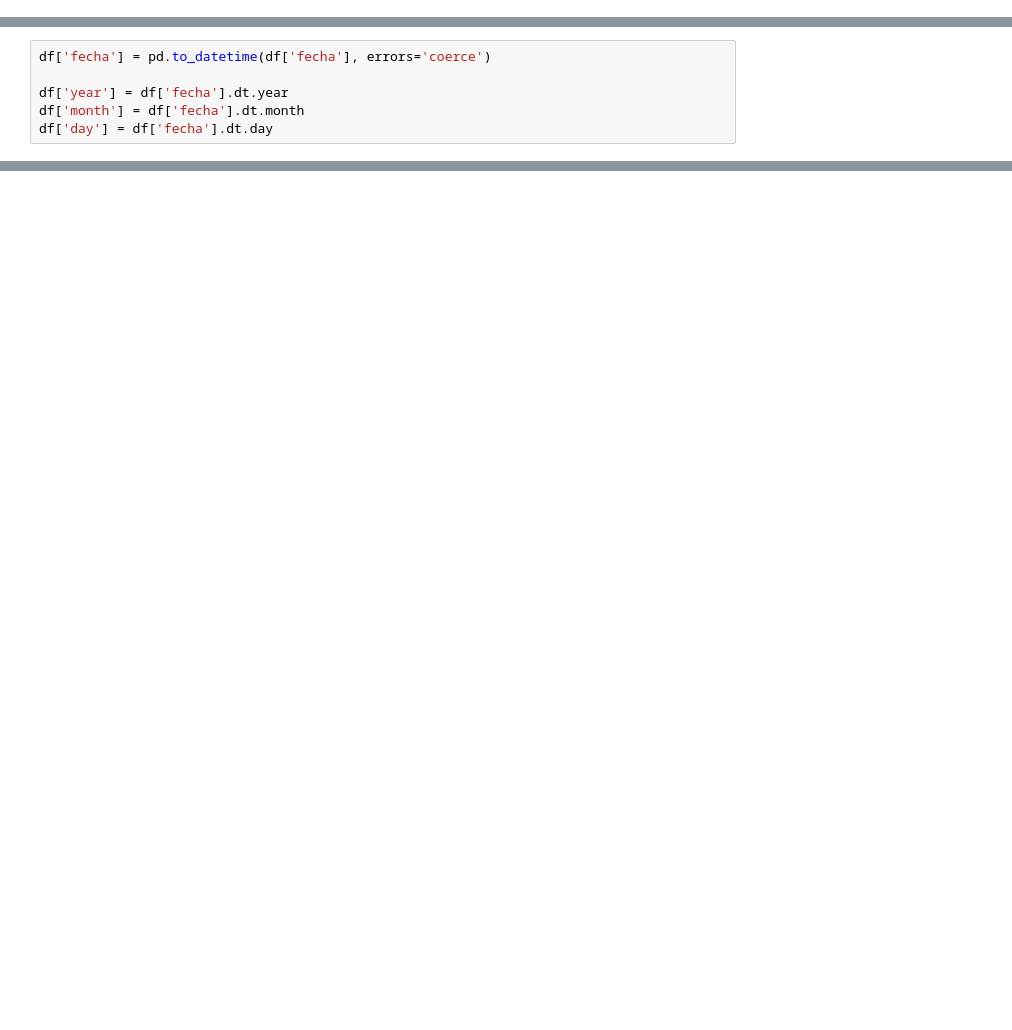
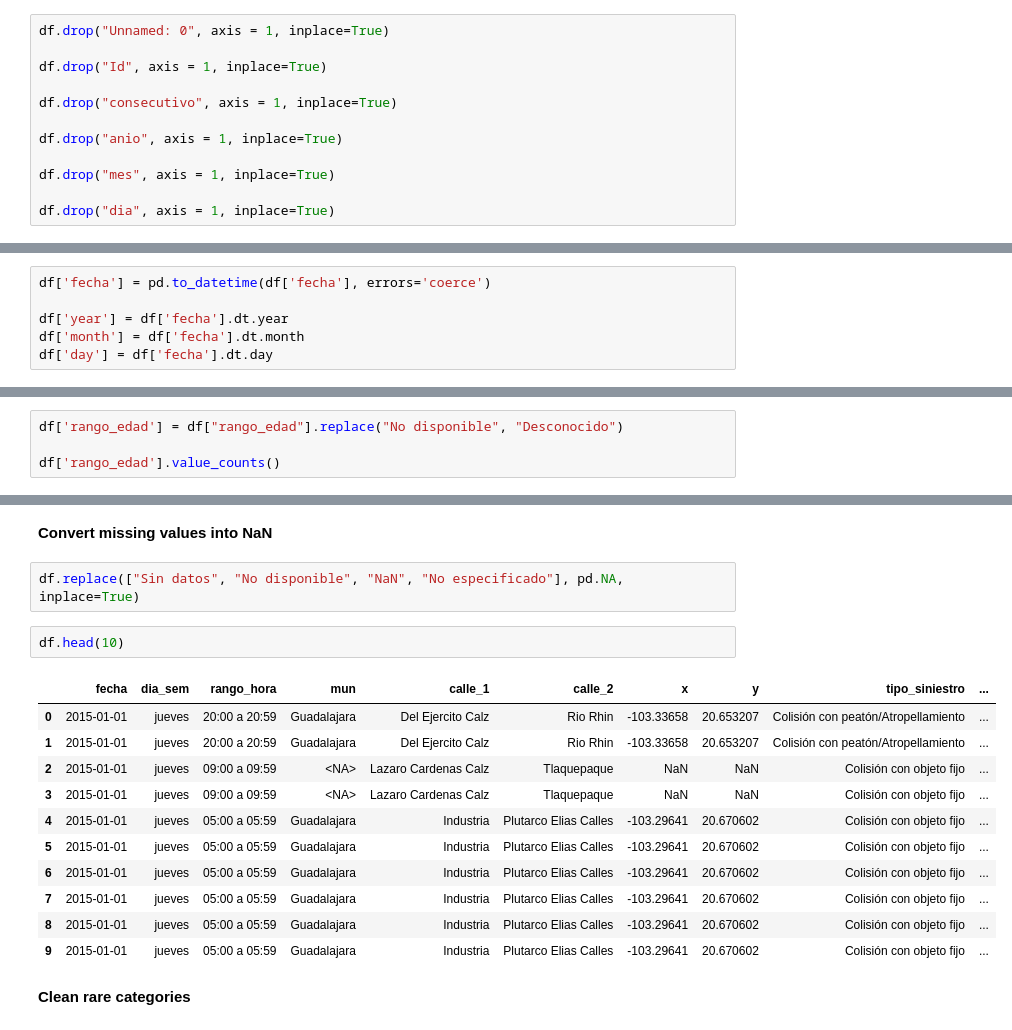
Before and after one commit to isaac-evs/amg_road_accidents_eda, a Jupyter notebook: main.ipynb, the cells around one changed output, grey strips where cells are left out. Drawn from its saved outputs; the diff is of its cells as text; blank space fills up the shorter version.

```diff
--- a/main.ipynb
+++ b/main.ipynb
@@ -92 +195,13 @@ Name: count, dtype: int64
+# %%
+df.drop("Unnamed: 0", axis = 1, inplace=True)
+
+df.drop("Id", axis = 1, inplace=True)
+
+df.drop("consecutivo", axis = 1, inplace=True)
+
+df.drop("anio", axis = 1, inplace=True)
+
+df.drop("mes", axis = 1, inplace=True)
+
+df.drop("dia", axis = 1, inplace=True)
 # %% [markdown]
@@ -111,0 +217,4 @@ plt.show()
+# %%
+df['rango_edad'] = df["rango_edad"].replace("No disponible", "Desconocido")
+
+df['rango_edad'].value_counts()
@@ -111,0 +233,20 @@ plt.show()
+# %% [markdown]
+**Convert missing values into NaN**
+# %%
+df.replace(["Sin datos", "No disponible", "NaN", "No especificado"], pd.NA, inplace=True)
+# %%
+df.head(10)
+# %% [output]
+|  | fecha | dia_sem | rango_hora | mun | calle_1 | calle_2 | x | y | tipo_siniestro | ... |
+| 0 | 2015-01-01 | jueves | 20:00 a 20:59 | Guadalajara | Del Ejercito Calz | Rio Rhin | -103.33658 | 20.653207 | Colisión con peatón/Atropellamiento | ... |
+| 1 | 2015-01-01 | jueves | 20:00 a 20:59 | Guadalajara | Del Ejercito Calz | Rio Rhin | -103.33658 | 20.653207 | Colisión con peatón/Atropellamiento | ... |
+| 2 | 2015-01-01 | jueves | 09:00 a 09:59 | <NA> | Lazaro Cardenas Calz | Tlaquepaque | NaN | NaN | Colisión con objeto fijo | ... |
+| 3 | 2015-01-01 | jueves | 09:00 a 09:59 | <NA> | Lazaro Cardenas Calz | Tlaquepaque | NaN | NaN | Colisión con objeto fijo | ... |
+| 4 | 2015-01-01 | jueves | 05:00 a 05:59 | Guadalajara | Industria | Plutarco Elias Calles | -103.29641 | 20.670602 | Colisión con objeto fijo | ... |
+| 5 | 2015-01-01 | jueves | 05:00 a 05:59 | Guadalajara | Industria | Plutarco Elias Calles | -103.29641 | 20.670602 | Colisión con objeto fijo | ... |
+| 6 | 2015-01-01 | jueves | 05:00 a 05:59 | Guadalajara | Industria | Plutarco Elias Calles | -103.29641 | 20.670602 | Colisión con objeto fijo | ... |
+| 7 | 2015-01-01 | jueves | 05:00 a 05:59 | Guadalajara | Industria | Plutarco Elias Calles | -103.29641 | 20.670602 | Colisión con objeto fijo | ... |
+| 8 | 2015-01-01 | jueves | 05:00 a 05:59 | Guadalajara | Industria | Plutarco Elias Calles | -103.29641 | 20.670602 | Colisión con objeto fijo | ... |
+| 9 | 2015-01-01 | jueves | 05:00 a 05:59 | Guadalajara | Industria | Plutarco Elias Calles | -103.29641 | 20.670602 | Colisión con objeto fijo | ... |
+# %% [markdown]
+**Clean rare categories**
```
Also changed, not shown: parts of 30 cells of this notebook.
